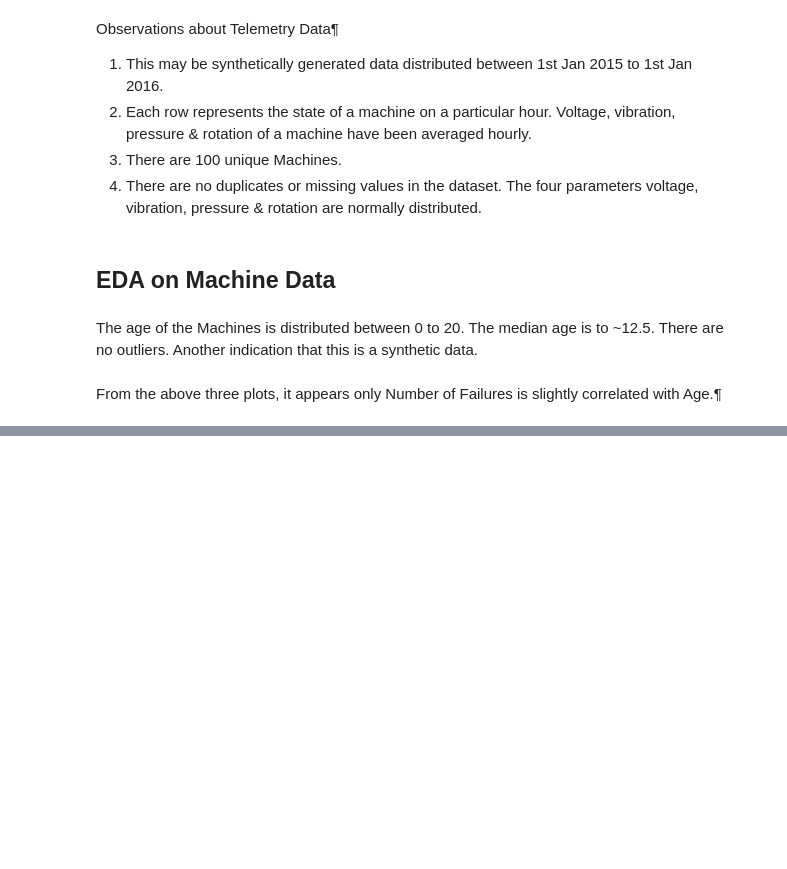
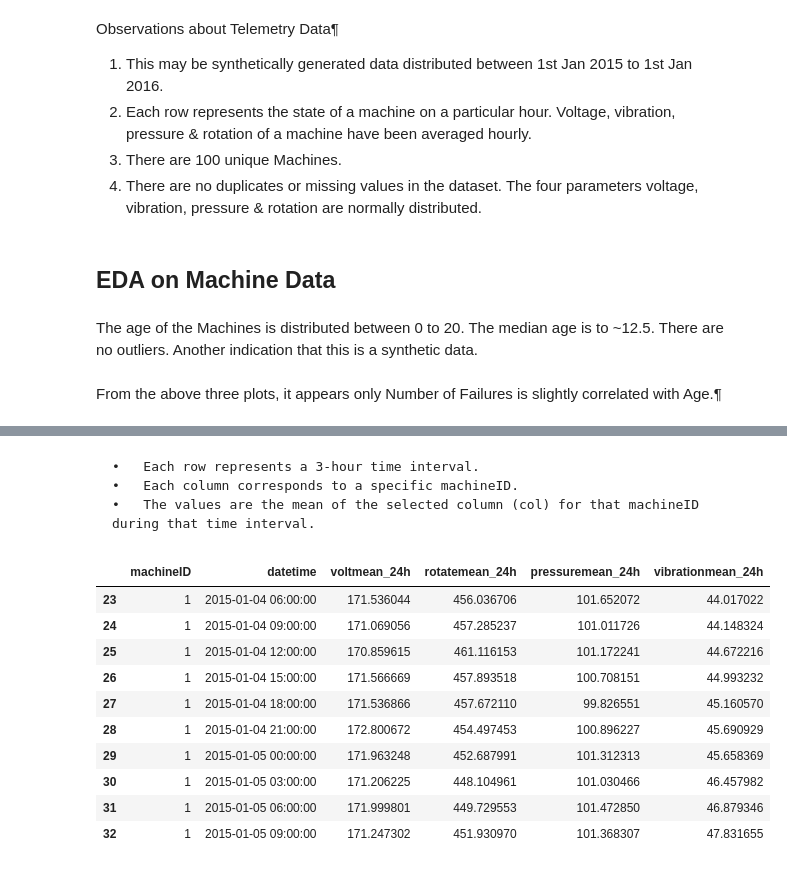
Before and after one commit to azrael-07/FinalProject, a Jupyter notebook: PredictiveMaintenance.ipynb, the cells around one changed output, grey strips where cells are left out. Saved outputs shown, nothing was run; the diff lists cells and outputs as text; code cells hidden in the pictures; blank space fills up the shorter version.

```diff
--- a/PredictiveMaintenance.ipynb
+++ b/PredictiveMaintenance.ipynb
@@ -357,0 +394,48 @@ From the above three plots, it appears only Number of Failures is slightly corre
+# %% [markdown]
+	•	Each row represents a 3-hour time interval.
+	•	Each column corresponds to a specific machineID.
+	•	The values are the mean of the selected column (col) for that machineID during that time interval.
+# %%
+temp = []
+fields = ['volt', 'rotate', 'pressure', 'vibration']
+for col in fields:
+    temp.append(pd.pivot_table(telemetry_df,
+    index='datetime',
+    columns='machineID',
+    values=col).resample('3H',closed='left',
+    label='right',).first().unstack().rolling(window=24, center=False).mean())
+
+telemetry_mean_24h = pd.concat(temp, axis=1)
+telemetry_mean_24h.columns = [i + 'mean_24h' for i in fields]
+telemetry_mean_24h.reset_index(inplace=True)
+telemetry_mean_24h = telemetry_mean_24h.loc[-telemetry_mean_24h['voltmean_24h'].isnull()]
+
+temp = []
+fields = ['volt', 'rotate', 'pressure', 'vibration']
+for col in fields:
+    temp.append(pd.pivot_table(telemetry_df,
+    index='datetime',
+    columns='machineID',
+    values=col).resample('3H',
+    closed='left',
+    label='right',
+    ).first().unstack().rolling(window=24, center=False).std())
+
+telemetry_sd_24h = pd.concat(temp, axis=1)
+telemetry_sd_24h.columns = [i + 'sd_24h' for i in fields]
+telemetry_sd_24h.reset_index(inplace=True)
+telemetry_sd_24h = telemetry_sd_24h.loc[-telemetry_sd_24h['voltsd_24h'].isnull()]
+
+telemetry_mean_24h.head(10)
+# %% [output]
+|  | machineID | datetime | voltmean_24h | rotatemean_24h | pressuremean_24h | vibrationmean_24h |
+| 23 | 1 | 2015-01-04 06:00:00 | 171.536044 | 456.036706 | 101.652072 | 44.017022 |
+| 24 | 1 | 2015-01-04 09:00:00 | 171.069056 | 457.285237 | 101.011726 | 44.148324 |
+| 25 | 1 | 2015-01-04 12:00:00 | 170.859615 | 461.116153 | 101.172241 | 44.672216 |
+| 26 | 1 | 2015-01-04 15:00:00 | 171.566669 | 457.893518 | 100.708151 | 44.993232 |
+| 27 | 1 | 2015-01-04 18:00:00 | 171.536866 | 457.672110 | 99.826551 | 45.160570 |
+| 28 | 1 | 2015-01-04 21:00:00 | 172.800672 | 454.497453 | 100.896227 | 45.690929 |
+| 29 | 1 | 2015-01-05 00:00:00 | 171.963248 | 452.687991 | 101.312313 | 45.658369 |
+| 30 | 1 | 2015-01-05 03:00:00 | 171.206225 | 448.104961 | 101.030466 | 46.457982 |
+| 31 | 1 | 2015-01-05 06:00:00 | 171.999801 | 449.729553 | 101.472850 | 46.879346 |
+| 32 | 1 | 2015-01-05 09:00:00 | 171.247302 | 451.930970 | 101.368307 | 47.831655 |
```
Also changed, not shown: parts of 6 cells of this notebook.
